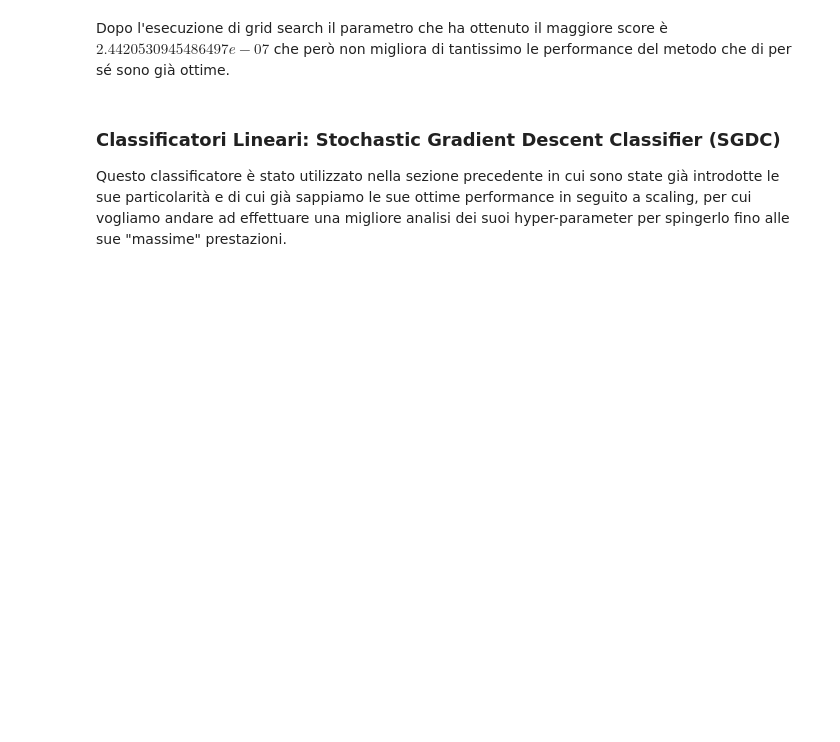
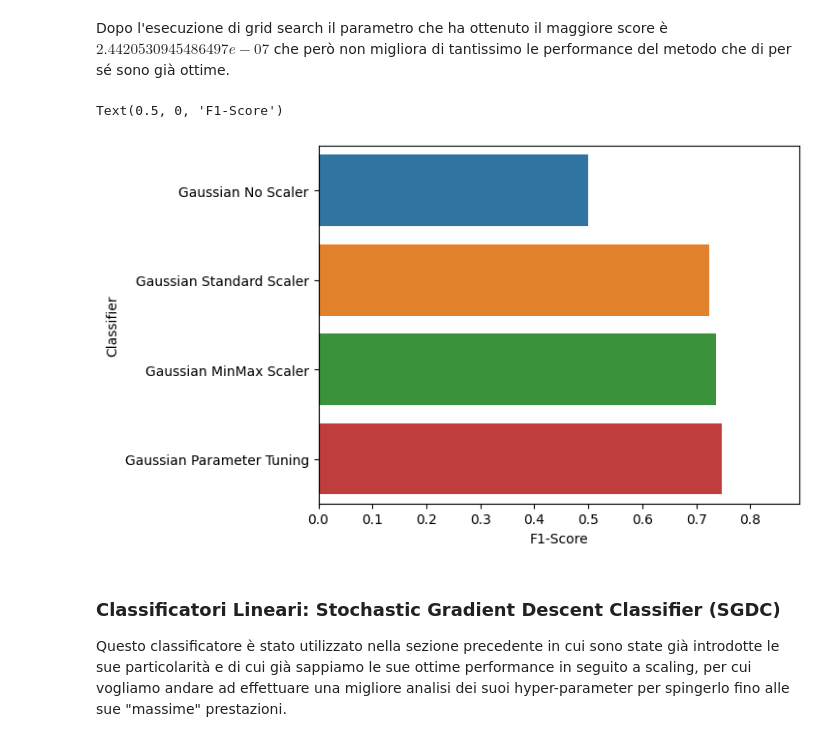
Before and after one commit to rot13-git/Dm-Project, a Jupyter notebook: fork-of-test-2017.ipynb, the cells around one changed output. Cells and saved outputs as stored; diff of their text form; code cells hidden in the pictures; blank space fills up the shorter version.

```diff
--- a/fork-of-test-2017.ipynb
+++ b/fork-of-test-2017.ipynb
@@ -638,6 +648,10 @@ print(classification_report(y_test,y_pred))
     accuracy                           0.50    413412
    macro avg       0.49      0.84      0.50    413412
 weighted avg       0.86      0.50      0.53    413412
+# %%
+gaussianBarDif = []
+no_scaler = classification_report(y_test,y_pred,output_dict=True)
+gaussianBarDif.append(['Gaussian No Scaler',no_scaler['macro avg']['f1-score']])
 # %% [markdown]
 Da una prima esecuzione con i parametri standard notiamo che bensì i risultati siano ottimi ancora c'è un margine di miglioramento. Per cui utilizziamo lo scaler come per sgd e vediamo se ci sono miglioramenti.
 # %%
@@ -668,6 +682,9 @@ print(classification_report(y_test,y_pred))
     accuracy                           0.74    413412
    macro avg       0.69      0.92      0.72    413412
 weighted avg       0.90      0.74      0.77    413412
+# %%
+standard_scaler = classification_report(y_test,y_pred,output_dict=True)
+gaussianBarDif.append(['Gaussian Standard Scaler',standard_scaler['macro avg']['f1-score']])
 # %%
 #p_minmax.fit(X_under,y_under)
 
@@ -689,6 +706,9 @@ print(classification_report(y_test,y_pred))
     accuracy                           0.75    413412
    macro avg       0.69      0.92      0.74    413412
 weighted avg       0.91      0.75      0.79    413412
+# %%
+minmax_scaler = classification_report(y_test,y_pred,output_dict=True)
+gaussianBarDif.append(['Gaussian MinMax Scaler',minmax_scaler['macro avg']['f1-score']])
 # %% [markdown]
 Anche in questo caso scegliamo di utilizzare il minmax scaler avendo delle prestazioni migliori e proseguiamo con un tuning dei parametri.
 # %%
@@ -741,9 +761,19 @@ weighted avg       0.91      0.76      0.79    413412
 # %%
 score = []
 guassian_score = classification_report(y_test,y_pred,output_dict=True)
-score.append(['guassian',guassian_score['BENIGN']['f1-score'],guassian_score['DDoS']['f1-score'],guassian_score['DoS Hulk']['f1-score'],guassian_score['PortScan']['f1-score'],guassian_score['macro avg']['f1-score']])
+gaussianBarDif.append(['Gaussian Parameter Tuning',guassian_score['macro avg']['f1-score']])
+score.append(['gaussian',guassian_score['BENIGN']['f1-score'],guassian_score['DDoS']['f1-score'],guassian_score['DoS Hulk']['f1-score'],guassian_score['PortScan']['f1-score'],guassian_score['macro avg']['f1-score']])
 # %% [markdown]
 Dopo l'esecuzione di grid search il parametro che ha ottenuto il maggiore score è $2.4420530945486497e-07$ che però non migliora di tantissimo le performance del metodo che di per sé sono già ottime.
+# %%
+gaussianBarDif = pd.DataFrame(gaussianBarDif,columns=['Classifier','F1_score'])
+f1macro_gaussian = pd.melt(gaussianBarDif, id_vars=['Classifier'], value_vars=['F1_score'])
+gfg = sns.barplot(data=f1macro_gaussian,x='value',y='Classifier', orient='h')
+gfg.set_xlim(0,0.89)
+plt.xlabel('F1-Score')
+# %% [output]
+Text(0.5, 0, 'F1-Score')
+[figure, added]
 # %% [markdown]
 ### Classificatori Lineari: Stochastic Gradient Descent Classifier (SGDC)
 Questo classificatore è stato utilizzato nella sezione precedente in cui sono state già introdotte le sue particolarità e di cui già sappiamo le sue ottime performance in seguito a scaling, per cui vogliamo andare ad effettuare una migliore analisi dei suoi hyper-parameter per spingerlo fino alle sue "massime" prestazioni.
```
Also changed, not shown: parts of 27 cells of this notebook.
